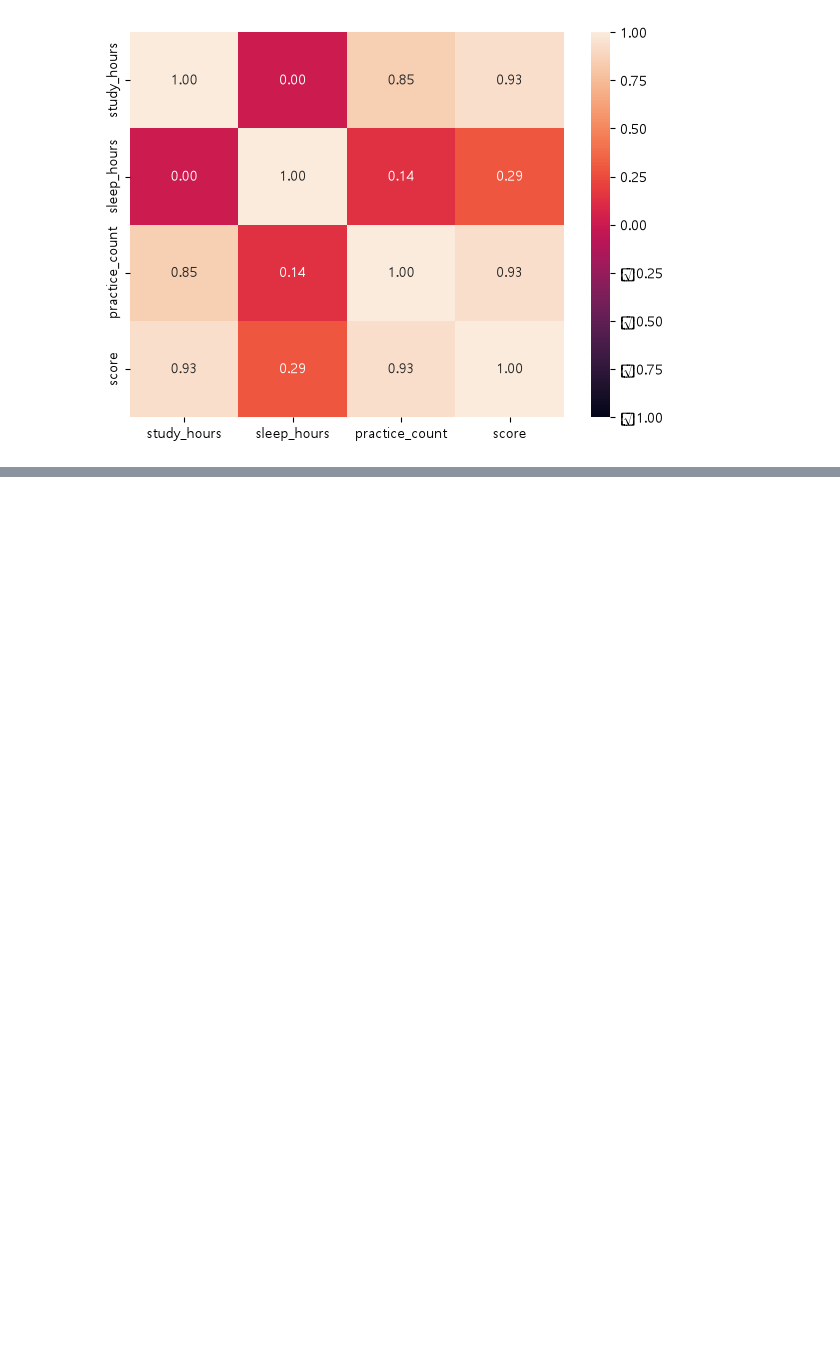
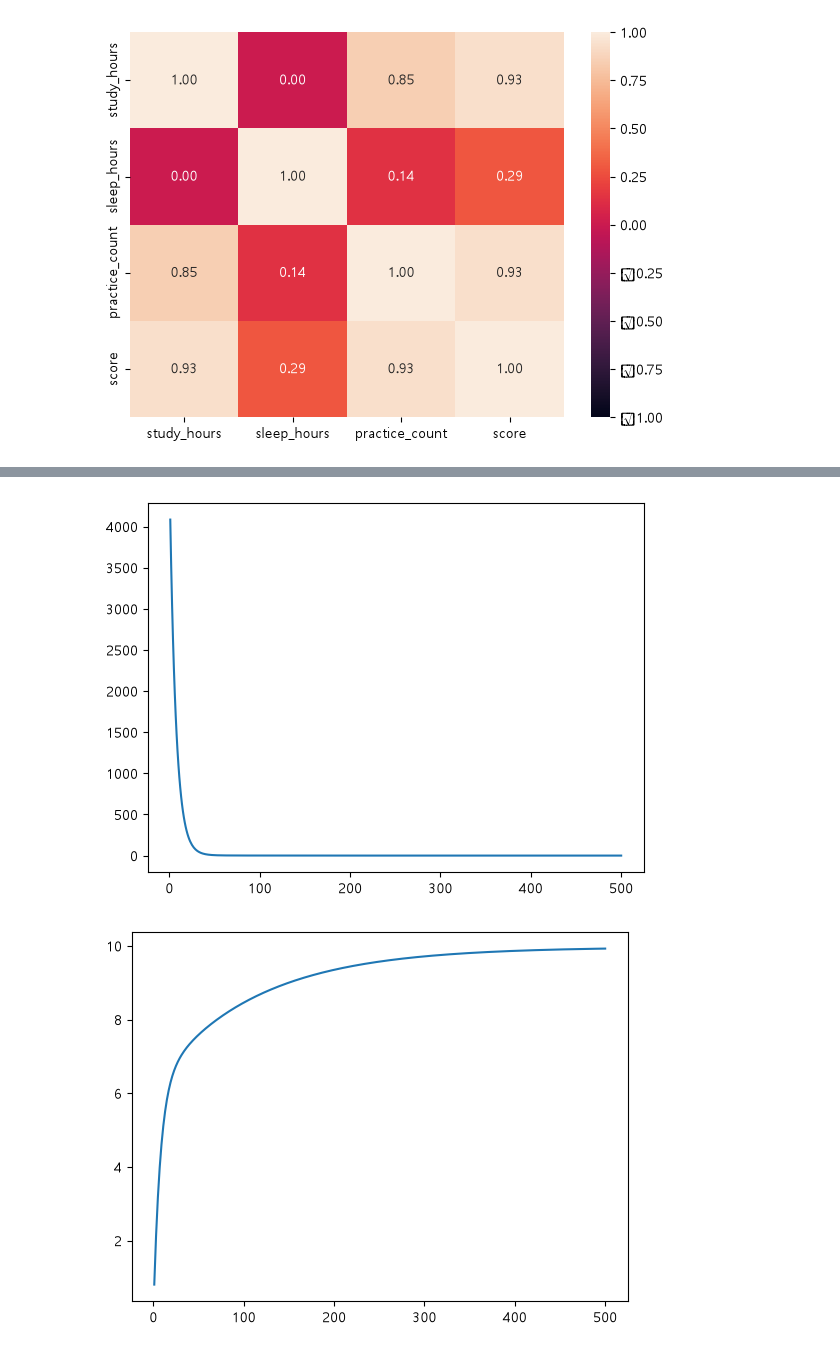
Before and after one commit to Hooni0407/kant_study, a Jupyter notebook: 03_ML/kant_ml/03_ml.ipynb, the cells around one changed output, grey strips where cells are left out. Drawn from its saved outputs; the diff is of its cells as text; code cells hidden in the pictures; blank space fills up the shorter version.

```diff
--- a/03_ML/kant_ml/03_ml.ipynb
+++ b/03_ML/kant_ml/03_ml.ipynb
@@ -396,0 +635,21 @@ plt.show()
+# %%
+from sklearn.linear_model import SGDRegressor
+
+sgd = SGDRegressor(
+    loss="squared_error",       # MSE 기반으로 손실함수를 만들겠다는 뜻
+    learning_rate="constant",   # 일정하게 학습하라는 뜻
+    eta0=0.01,                  # 초기 학습률
+    max_iter=3000,              # 최대 Epoch 횟수 (전체데이터로 1번 학습하는 것)
+    random_state=42             # 난수 발생 seed
+)
+
+# 표준화된 학습 데이터(70%)로 모델 학습시킴
+sgd.fit(X_train_scaled, Y_train)
+
+# 표준화된 검증 데이터(30%)로 모델 예측
+sgd_pred = sgd.predict(x_test_scaled)
+
+# 모델 평가
+print(f"MAE: {mean_absolute_error(y_test, sgd_pred):.4f}")
+print(f"MSE: {mean_squared_error(y_test, sgd_pred):.4f}")
+print(f"R2: {r2_score(y_test, sgd_pred):.4f}")
@@ -396,0 +694,23 @@ plt.show()
+# %%
+# 손실곡선 그릭
+# X = epoch
+# Y = mse
+# plot
+
+plt.plot(
+    history_df["epoch"],
+    history_df["mse"],
+)
+plt.show()
+
+# w1 가중치 차트
+# x = epoch
+
+plt.plot(
+    history_df["epoch"],
+    history_df["w1"]
+)
+plt.show()
+# %% [output]
+[figure, added]
+[figure, added]
```
Also changed, not shown: parts of 29 cells of this notebook, 2 other files.
